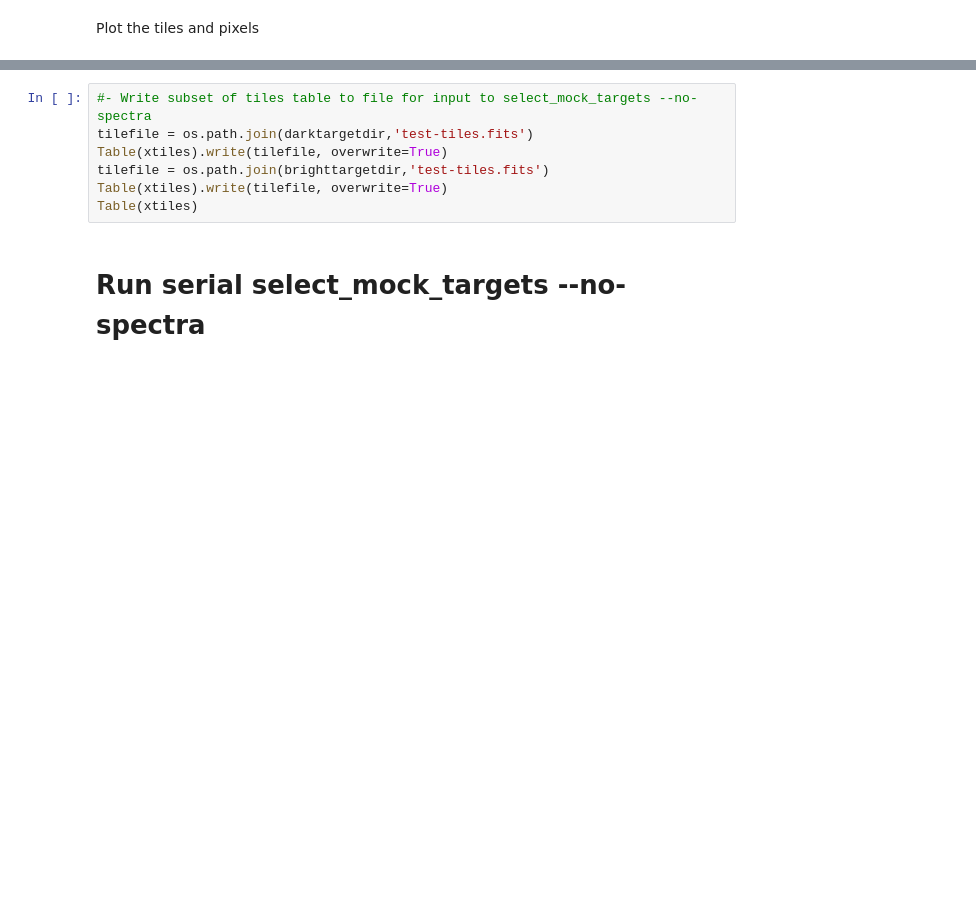
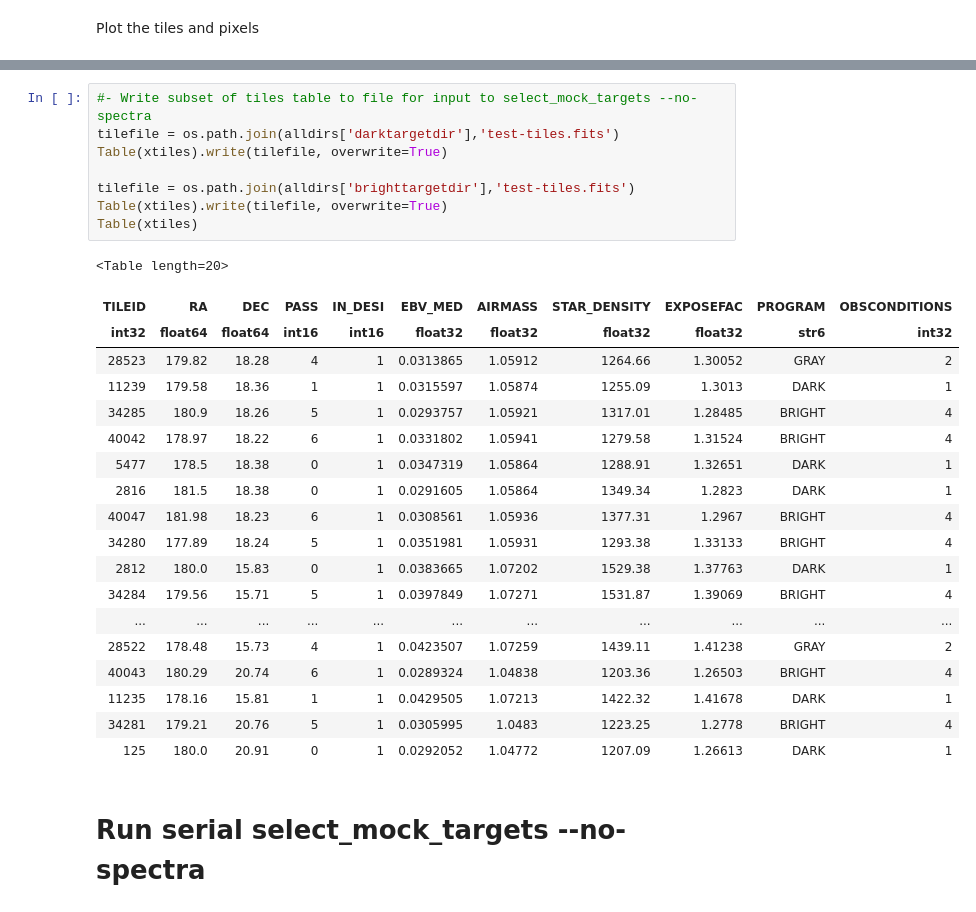
Before and after one commit to desihub/quicksurvey_example, a Jupyter notebook: readme.ipynb, the cells around one changed output, grey strips where cells are left out. Saved outputs shown, nothing was run; the diff lists cells and outputs as text; blank space fills up the shorter version.

```diff
--- a/readme.ipynb
+++ b/readme.ipynb
@@ -233,10 +281,31 @@ plt.xlim(170, 190); plt.ylim(13, 23)
 # %%
 #- Write subset of tiles table to file for input to select_mock_targets --no-spectra
-tilefile = os.path.join(darktargetdir,'test-tiles.fits')
+tilefile = os.path.join(alldirs['darktargetdir'],'test-tiles.fits')
 Table(xtiles).write(tilefile, overwrite=True)
-tilefile = os.path.join(brighttargetdir,'test-tiles.fits')
+
+tilefile = os.path.join(alldirs['brighttargetdir'],'test-tiles.fits')
 Table(xtiles).write(tilefile, overwrite=True)
 Table(xtiles)
+# %% [output]
+<Table length=20>
+| TILEID | RA | DEC | PASS | IN_DESI | EBV_MED | AIRMASS | STAR_DENSITY | EXPOSEFAC | PROGRAM | OBSCONDITIONS |
+| int32 | float64 | float64 | int16 | int16 | float32 | float32 | float32 | float32 | str6 | int32 |
+| 28523 | 179.82 | 18.28 | 4 | 1 | 0.0313865 | 1.05912 | 1264.66 | 1.30052 | GRAY | 2 |
+| 11239 | 179.58 | 18.36 | 1 | 1 | 0.0315597 | 1.05874 | 1255.09 | 1.3013 | DARK | 1 |
+| 34285 | 180.9 | 18.26 | 5 | 1 | 0.0293757 | 1.05921 | 1317.01 | 1.28485 | BRIGHT | 4 |
+| 40042 | 178.97 | 18.22 | 6 | 1 | 0.0331802 | 1.05941 | 1279.58 | 1.31524 | BRIGHT | 4 |
+| 5477 | 178.5 | 18.38 | 0 | 1 | 0.0347319 | 1.05864 | 1288.91 | 1.32651 | DARK | 1 |
+| 2816 | 181.5 | 18.38 | 0 | 1 | 0.0291605 | 1.05864 | 1349.34 | 1.2823 | DARK | 1 |
+| 40047 | 181.98 | 18.23 | 6 | 1 | 0.0308561 | 1.05936 | 1377.31 | 1.2967 | BRIGHT | 4 |
+| 34280 | 177.89 | 18.24 | 5 | 1 | 0.0351981 | 1.05931 | 1293.38 | 1.33133 | BRIGHT | 4 |
+| 2812 | 180.0 | 15.83 | 0 | 1 | 0.0383665 | 1.07202 | 1529.38 | 1.37763 | DARK | 1 |
+| 34284 | 179.56 | 15.71 | 5 | 1 | 0.0397849 | 1.07271 | 1531.87 | 1.39069 | BRIGHT | 4 |
+| ... | ... | ... | ... | ... | ... | ... | ... | ... | ... | ... |
+| 28522 | 178.48 | 15.73 | 4 | 1 | 0.0423507 | 1.07259 | 1439.11 | 1.41238 | GRAY | 2 |
+| 40043 | 180.29 | 20.74 | 6 | 1 | 0.0289324 | 1.04838 | 1203.36 | 1.26503 | BRIGHT | 4 |
+| 11235 | 178.16 | 15.81 | 1 | 1 | 0.0429505 | 1.07213 | 1422.32 | 1.41678 | DARK | 1 |
+| 34281 | 179.21 | 20.76 | 5 | 1 | 0.0305995 | 1.0483 | 1223.25 | 1.2778 | BRIGHT | 4 |
+| 125 | 180.0 | 20.91 | 0 | 1 | 0.0292052 | 1.04772 | 1207.09 | 1.26613 | DARK | 1 |
 # %% [markdown]
 # Run serial select_mock_targets --no-spectra
 # %%
```
Also changed, not shown: parts of 19 cells of this notebook.
